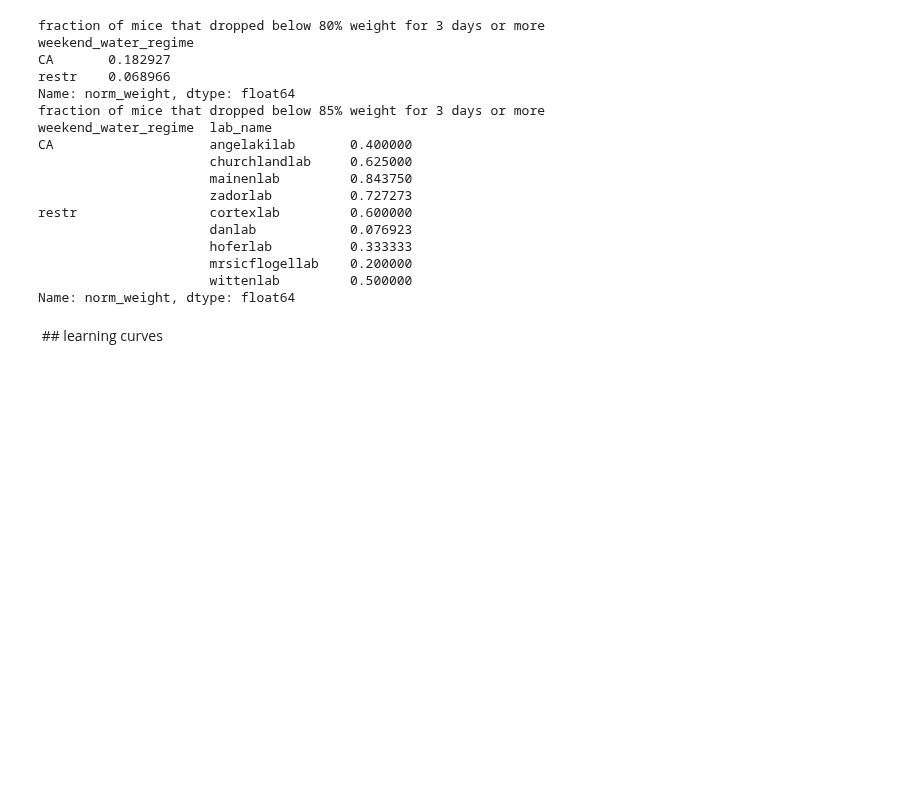
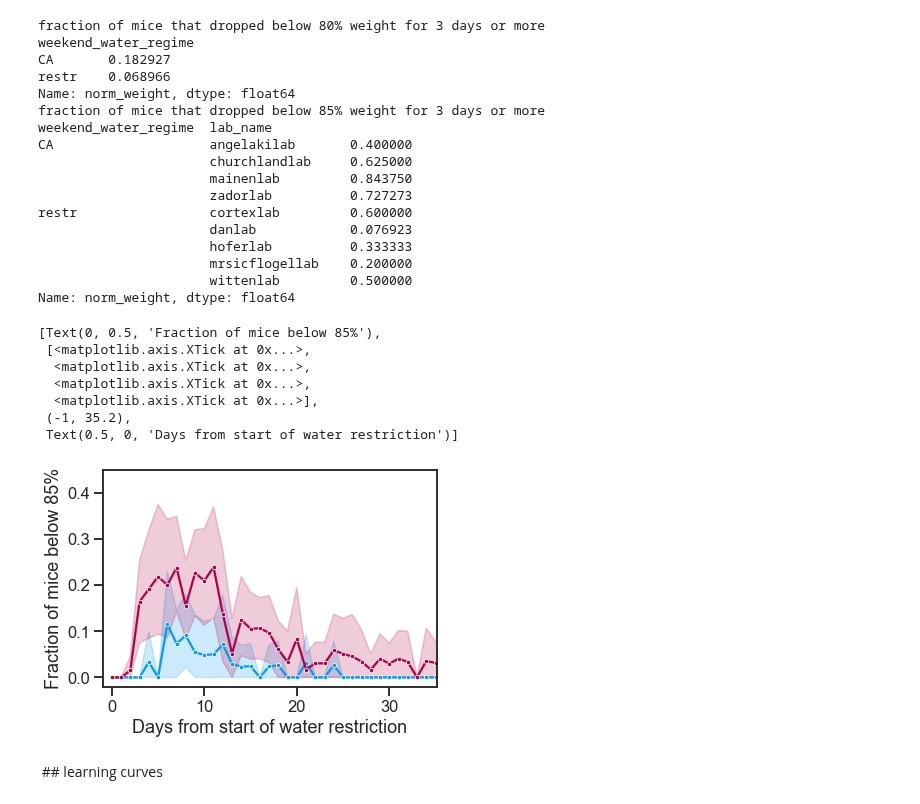
Before and after one commit to int-brain-lab/citricAcid, a Jupyter notebook: ibl_mice.ipynb, the cells around one changed output. Drawn from its saved outputs; the diff is of its cells as text; code cells hidden in the pictures; blank space fills up the shorter version.

Commit message:
check task protocol in mice for figure 2

```diff
--- a/ibl_mice.ipynb
+++ b/ibl_mice.ipynb
@@ -199,6 +199,29 @@ restr                 cortexlab         0.600000
                       mrsicflogellab    0.200000
                       wittenlab         0.500000
 Name: norm_weight, dtype: float64
+# %%
+condition_order = [ "restr", "CA"]
+palette = sns.xkcd_palette(['azure', 'raspberry'])
+f, ax = plt.subplots(ncols=1, nrows=1)
+
+df['below_80'] = df['norm_weight'] < 0.80
+
+# 1. weight
+sns.lineplot(data=df, x='day_restr', y='below_80', hue='weekend_water_regime',
+                 palette=palette, hue_order=condition_order, ax=ax, legend=False,
+                err_style='band', marker='.')
+#ax[0].axhline(y=1, color='darkgrey', linestyle=':', zorder=-100)
+ax.set(xlim=[-1, 35.2], xticks=[0, 10, 20, 30],
+          xlabel='Days from start of water restriction', ylabel="Fraction of mice below 85%")
+# %% [output]
+[Text(0, 0.5, 'Fraction of mice below 85%'),
+ [<matplotlib.axis.XTick at 0x...>,
+  <matplotlib.axis.XTick at 0x...>,
+  <matplotlib.axis.XTick at 0x...>,
+  <matplotlib.axis.XTick at 0x...>],
+ (-1, 35.2),
+ Text(0.5, 0, 'Days from start of water restriction')]
+[figure, added]
 # %% [markdown]
  ## learning curves
 # %%
```
Also changed, not shown: 1 other file.
